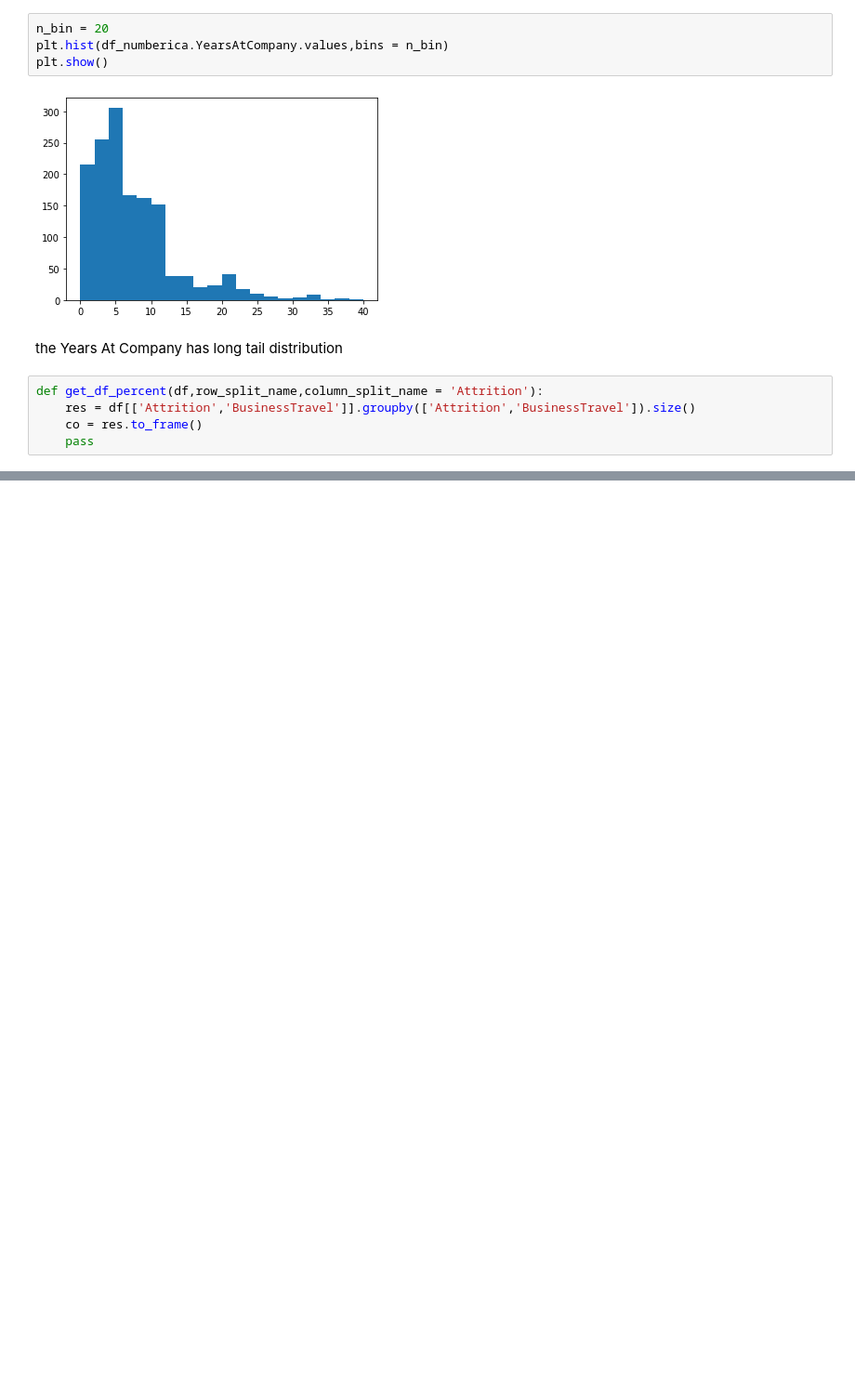
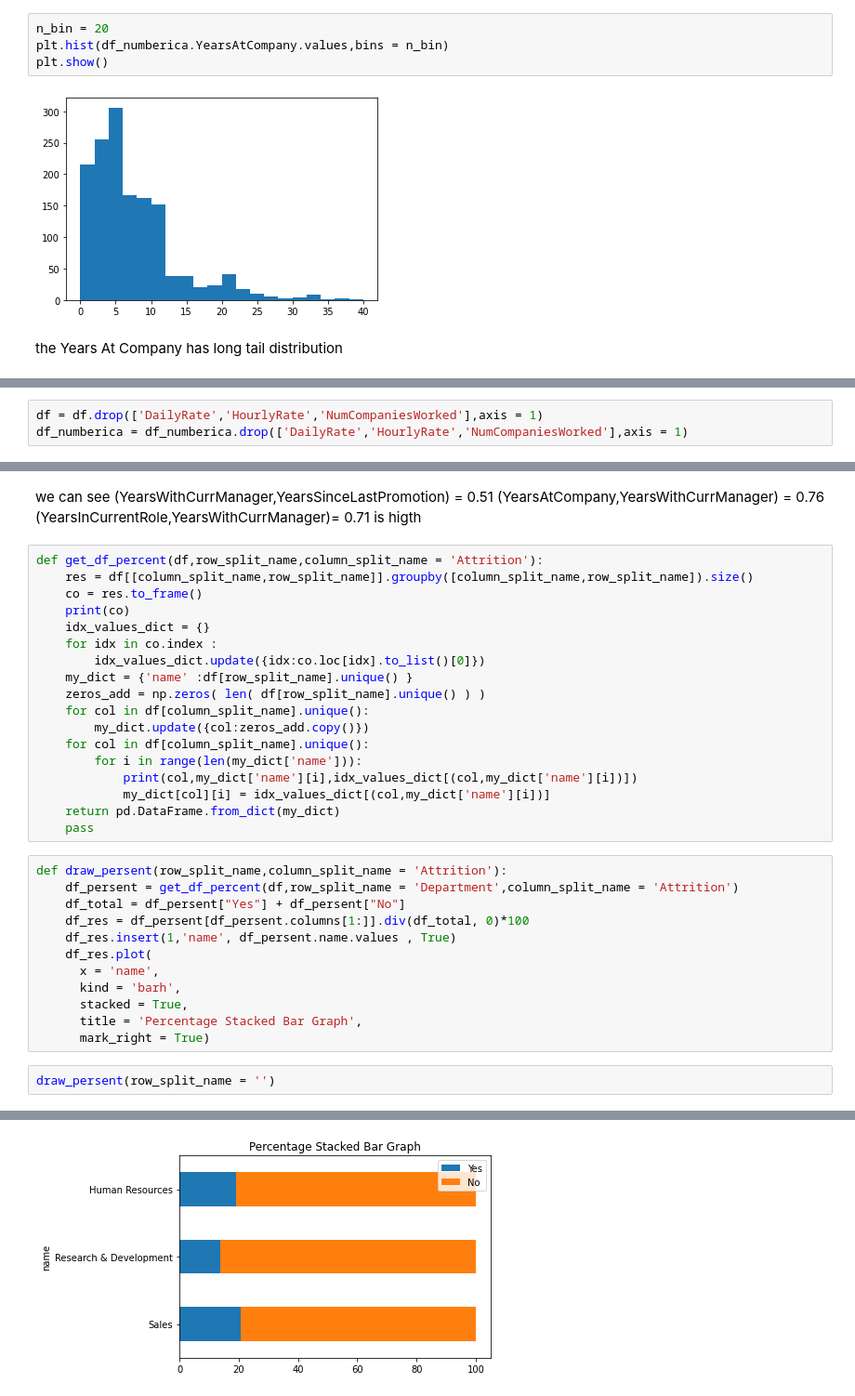
Before and after one commit to Trantamhvbc/DataScienceProject, a Jupyter notebook: analysis/analysis.ipynb, the cells around one changed output, grey strips where cells are left out. Shown at 93% size. Cells and saved outputs as stored; diff of their text form; blank space fills up the shorter version.

```diff
--- a/analysis/analysis.ipynb
+++ b/analysis/analysis.ipynb
@@ -311,8 +311,3 @@ plt.show()
 [figure]
 # %% [markdown]
 the Years At Company has long tail distribution
-# %%
-def get_df_percent(df,row_split_name,column_split_name = 'Attrition'):
-    res = df[['Attrition','BusinessTravel']].groupby(['Attrition','BusinessTravel']).size()
-    co = res.to_frame()
-    pass
@@ -329,0 +316,3 @@ Yes       Non-Travel          12
+# %%
+df = df.drop(['DailyRate','HourlyRate','NumCompaniesWorked'],axis = 1)
+df_numberica = df_numberica.drop(['DailyRate','HourlyRate','NumCompaniesWorked'],axis = 1)
@@ -329,0 +341,36 @@ Yes       Non-Travel          12
+# %% [markdown]
+we can see (YearsWithCurrManager,YearsSinceLastPromotion) = 0.51  (YearsAtCompany,YearsWithCurrManager) = 0.76
+(YearsInCurrentRole,YearsWithCurrManager)= 0.71 is higth
+# %%
+def get_df_percent(df,row_split_name,column_split_name = 'Attrition'):
+    res = df[[column_split_name,row_split_name]].groupby([column_split_name,row_split_name]).size()
+    co = res.to_frame()
+    print(co)
+    idx_values_dict = {}
+    for idx in co.index :
+        idx_values_dict.update({idx:co.loc[idx].to_list()[0]})
+    my_dict = {'name' :df[row_split_name].unique() }
+    zeros_add = np.zeros( len( df[row_split_name].unique() ) )
+    for col in df[column_split_name].unique():
+        my_dict.update({col:zeros_add.copy()})
+    for col in df[column_split_name].unique():
+        for i in range(len(my_dict['name'])):
+            print(col,my_dict['name'][i],idx_values_dict[(col,my_dict['name'][i])])
+            my_dict[col][i] = idx_values_dict[(col,my_dict['name'][i])]
+    return pd.DataFrame.from_dict(my_dict)
+    pass
+# %%
+def draw_persent(row_split_name,column_split_name = 'Attrition'):
+    df_persent = get_df_percent(df,row_split_name = 'Department',column_split_name = 'Attrition')
+    df_total = df_persent["Yes"] + df_persent["No"]
+    df_res = df_persent[df_persent.columns[1:]].div(df_total, 0)*100
+    df_res.insert(1,'name', df_persent.name.values , True)
+    df_res.plot(
+      x = 'name',
+      kind = 'barh',
+      stacked = True,
+      title = 'Percentage Stacked Bar Graph',
+      mark_right = True)
+# %%
+draw_persent(row_split_name = '')
+# %% [output]
@@ -329,0 +391 @@ Yes       Non-Travel          12
+[figure, added]
```
Also changed, not shown: parts of 4 cells of this notebook.
